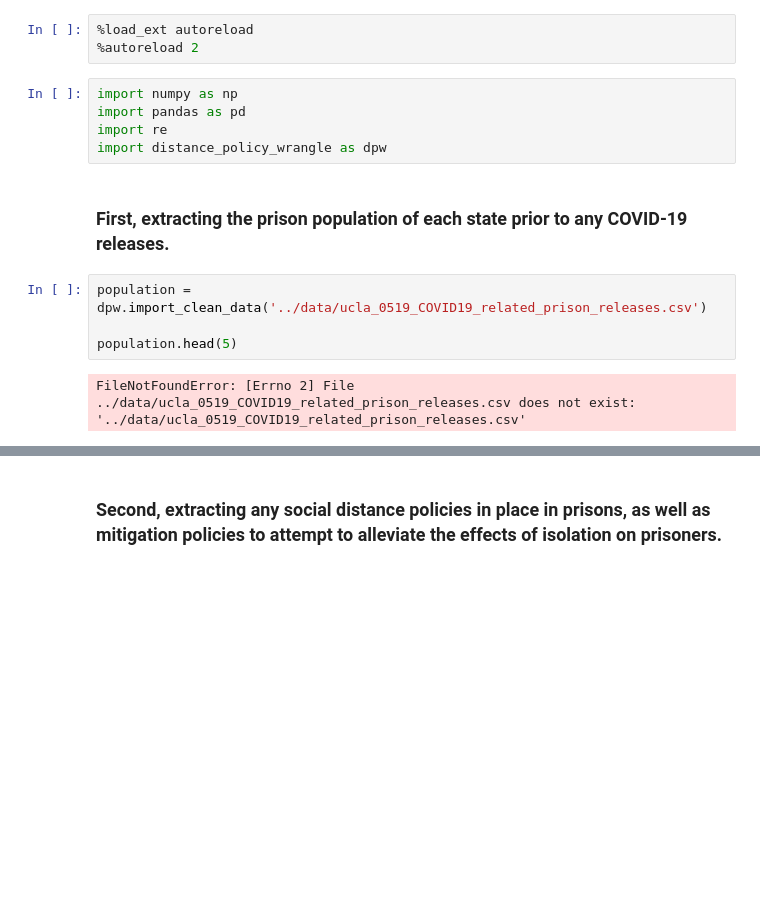
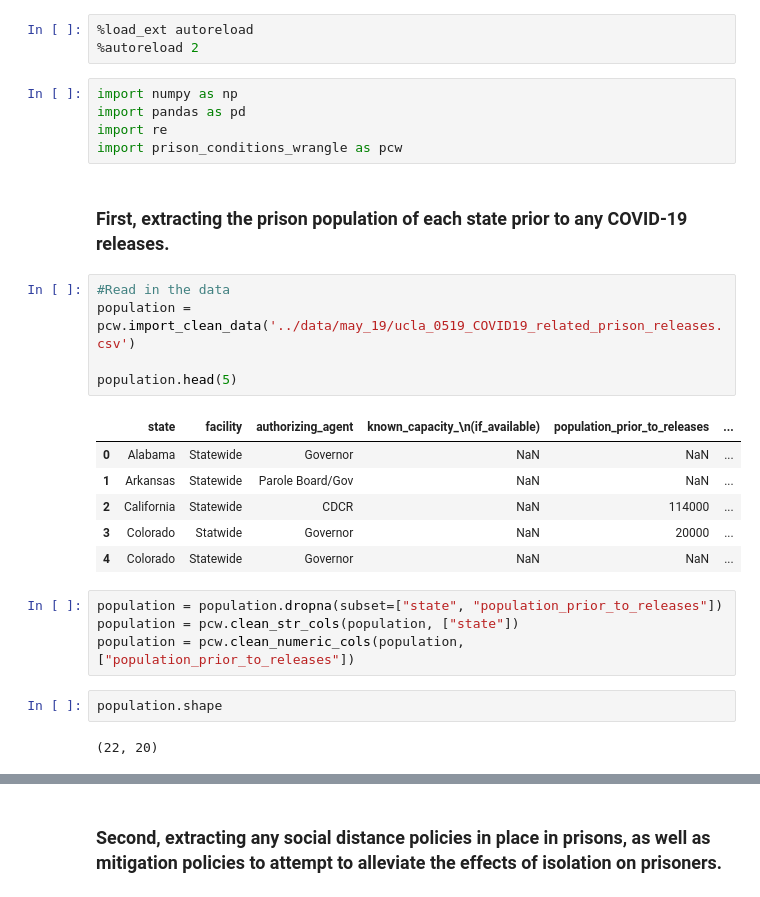
Before and after one commit to christi-liongson/covid_decarceration, a Jupyter notebook: exploratory_analysis/prison_data_processing.ipynb, the cells around one changed output, grey strips where cells are left out. Saved outputs shown, nothing was run; the diff lists cells and outputs as text; blank space fills up the shorter version.

```diff
--- a/exploratory_analysis/prison_data_processing.ipynb
+++ b/exploratory_analysis/prison_data_processing.ipynb
@@ -11,12 +11,26 @@
 import numpy as np
 import pandas as pd
 import re
-import distance_policy_wrangle as dpw
+import prison_conditions_wrangle as pcw
 # %% [markdown]
 ### First, extracting the prison population of each state prior to any COVID-19 releases.
 # %%
-population = dpw.import_clean_data('../data/ucla_0519_COVID19_related_prison_releases.csv')
+#Read in the data
+population = pcw.import_clean_data('../data/may_19/ucla_0519_COVID19_related_prison_releases.csv')
 
 population.head(5)
 # %% [output]
-FileNotFoundError: [Errno 2] File ../data/ucla_0519_COVID19_related_prison_releases.csv does not exist: '../data/ucla_0519_COVID19_related_prison_releases.csv'
+|  | state | facility | authorizing_agent | known_capacity_\n(if_available) | population_prior_to_releases | ... |
+| 0 | Alabama | Statewide | Governor | NaN | NaN | ... |
+| 1 | Arkansas | Statewide | Parole Board/Gov | NaN | NaN | ... |
+| 2 | California | Statewide | CDCR | NaN | 114000 | ... |
+| 3 | Colorado | Statwide | Governor | NaN | 20000 | ... |
+| 4 | Colorado | Statewide | Governor | NaN | NaN | ... |
+# %%
+population = population.dropna(subset=["state", "population_prior_to_releases"])
+population = pcw.clean_str_cols(population, ["state"])
+population = pcw.clean_numeric_cols(population, ["population_prior_to_releases"])
+# %%
+population.shape
+# %% [output]
+(22, 20)
```
Also changed, not shown: parts of 24 cells of this notebook, 1 other file.
